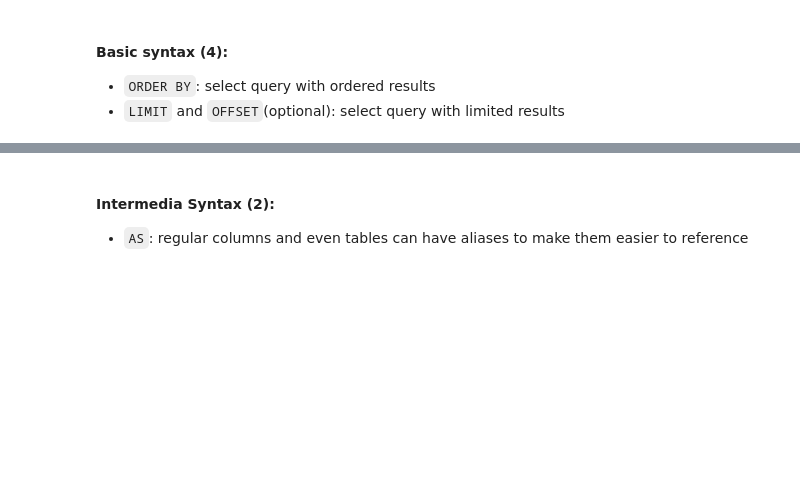
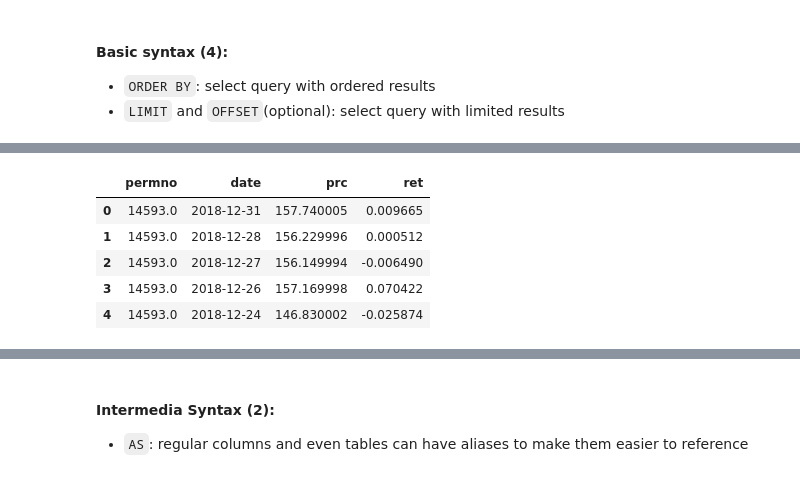
Before and after one commit to drliangjin/minipy, a Jupyter notebook: notebooks/Session_3/Episode_2/minipy_sql.ipynb, the cells around one changed output, grey strips where cells are left out. Saved outputs shown, nothing was run; the diff lists cells and outputs as text; code cells hidden in the pictures; blank space fills up the shorter version.

```diff
--- a/notebooks/Session_3/Episode_2/minipy_sql.ipynb
+++ b/notebooks/Session_3/Episode_2/minipy_sql.ipynb
@@ -138,0 +246,19 @@ conn.raw_sql(stmt).head()
+# %%
+# SQL quary statment
+dsf = """
+SELECT permno, date, prc, ret
+FROM crsp.dsf
+WHERE permno = 14593
+ORDER BY date DESC
+LIMIT 10
+"""
+
+# Connect to WRDS PostgreSQL databases
+conn.raw_sql(dsf).head()
+# %% [output]
+|  | permno | date | prc | ret |
+| 0 | 14593.0 | 2018-12-31 | 157.740005 | 0.009665 |
+| 1 | 14593.0 | 2018-12-28 | 156.229996 | 0.000512 |
+| 2 | 14593.0 | 2018-12-27 | 156.149994 | -0.006490 |
+| 3 | 14593.0 | 2018-12-26 | 157.169998 | 0.070422 |
+| 4 | 14593.0 | 2018-12-24 | 146.830002 | -0.025874 |
```
Also changed, not shown: parts of 26 cells of this notebook.
